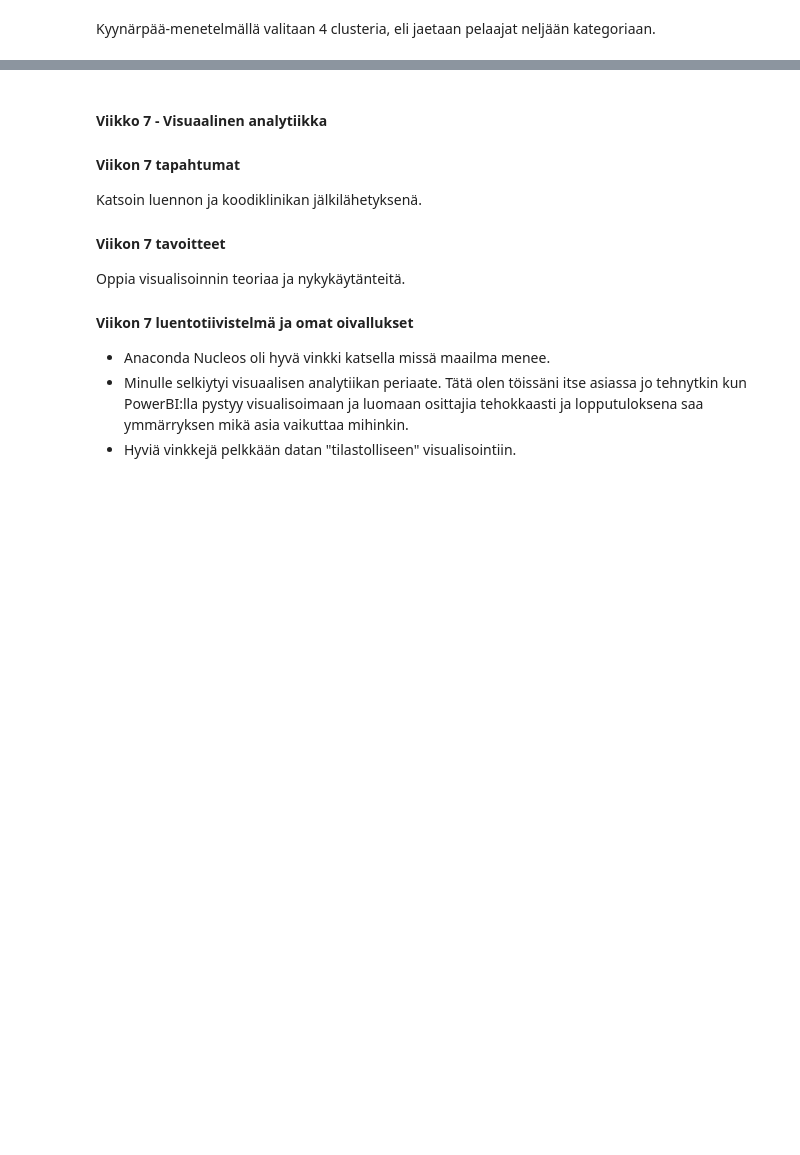
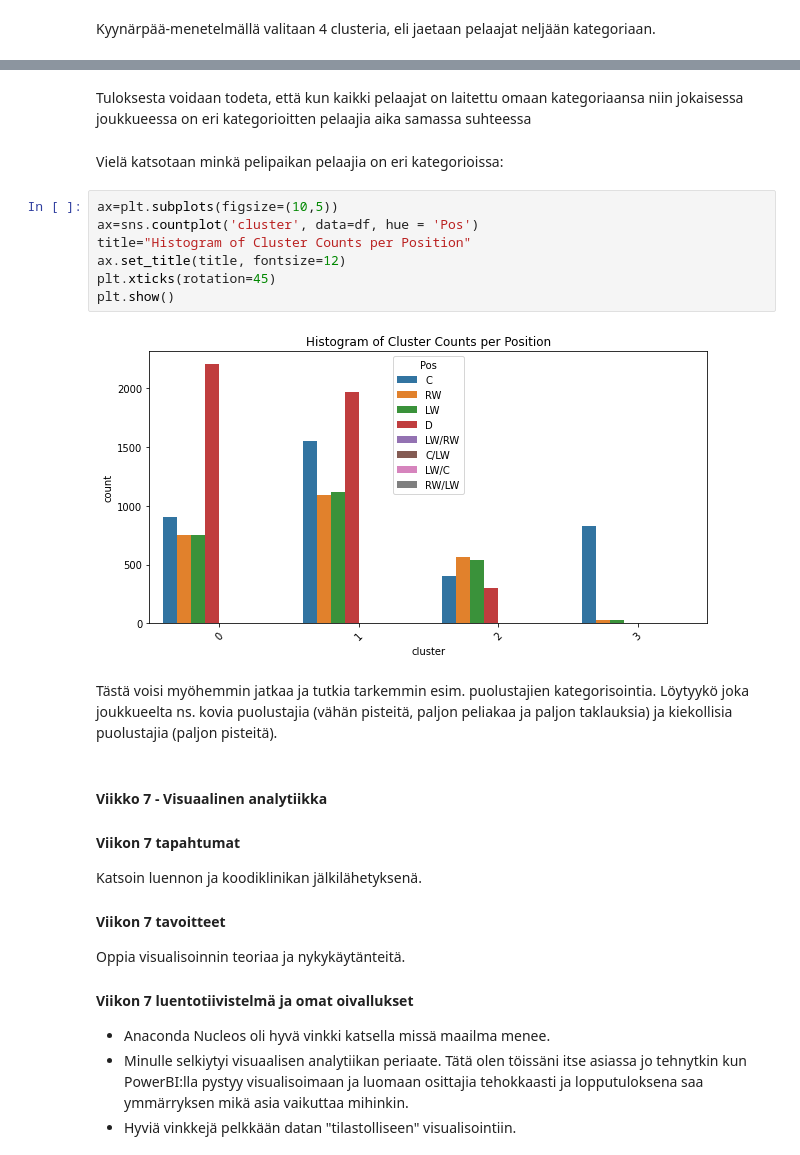
Before and after one commit to holezekki99/JODA2022, a Jupyter notebook: JODA2022_oppimispäiväkirja.ipynb, the cells around one changed output, grey strips where cells are left out. Cells and saved outputs as stored; diff of their text form; blank space fills up the shorter version.

```diff
--- a/JODA2022_oppimispäiväkirja.ipynb
+++ b/JODA2022_oppimispäiväkirja.ipynb
@@ -747,3 +742,18 @@ plt.show()
+# %% [markdown]
+Tuloksesta voidaan todeta, että kun kaikki pelaajat on laitettu omaan kategoriaansa niin jokaisessa joukkueessa on eri kategorioitten pelaajia aika samassa suhteessa
+# %% [markdown]
+Vielä katsotaan minkä pelipaikan pelaajia on eri kategorioissa:
+# %%
+ax=plt.subplots(figsize=(10,5))
+ax=sns.countplot('cluster', data=df, hue = 'Pos')
+title="Histogram of Cluster Counts per Position"
+ax.set_title(title, fontsize=12)
+plt.xticks(rotation=45)
+plt.show()
+# %% [output]
+[figure, added]
+# %% [markdown]
+Tästä voisi myöhemmin jatkaa ja tutkia tarkemmin esim. puolustajien kategorisointia. Löytyykö joka joukkueelta ns. kovia puolustajia (vähän pisteitä, paljon peliakaa ja paljon taklauksia) ja kiekollisia puolustajia (paljon pisteitä).
 # %% [markdown]
 #### **Viikko 7 - Visuaalinen analytiikka**
 
```
Also changed, not shown: parts of 25 cells of this notebook.
